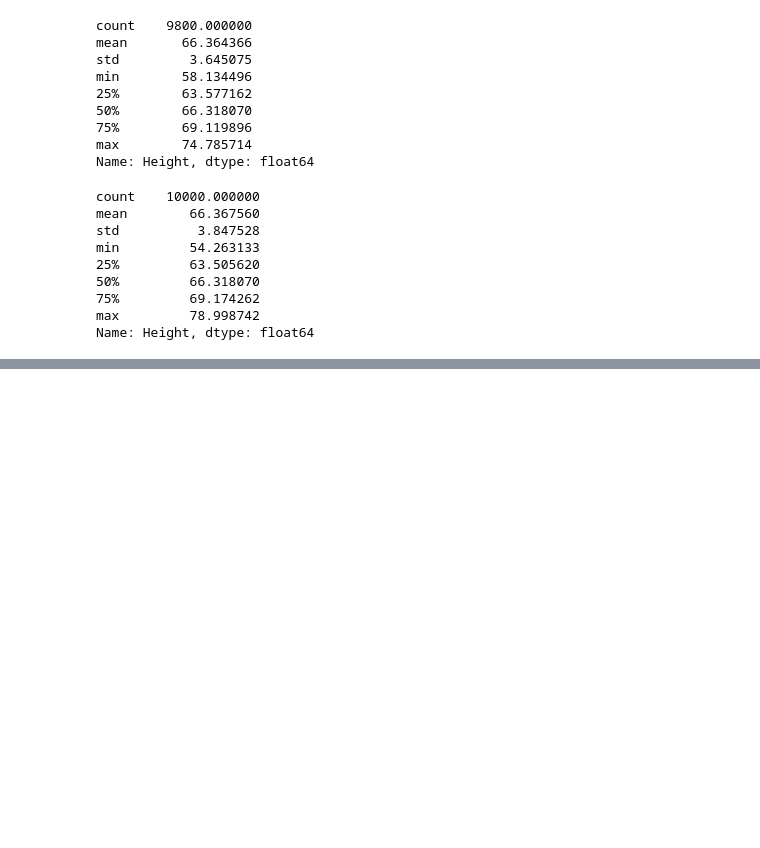
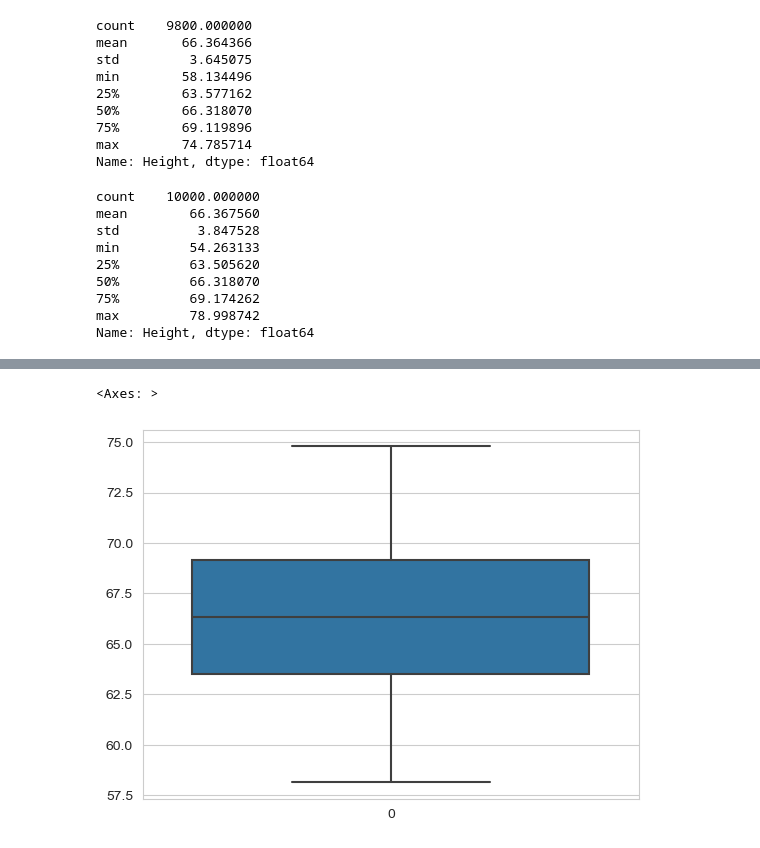
Before and after one commit to jhasan0122/Machine_Learning, a Jupyter notebook: 29_Percentile_filtering/percentile_filtering.ipynb, the cells around one changed output, grey strips where cells are left out. Cells and saved outputs as stored; diff of their text form; code cells hidden in the pictures; blank space fills up the shorter version.

```diff
--- a/29_Percentile_filtering/percentile_filtering.ipynb
+++ b/29_Percentile_filtering/percentile_filtering.ipynb
@@ -134,0 +163,5 @@ df.shape
+# %%
+sns.boxplot(df['Height'])
+# %% [output]
+<Axes: >
+[figure, added]
```
Also changed, not shown: parts of 9 cells of this notebook, 2 other files.
